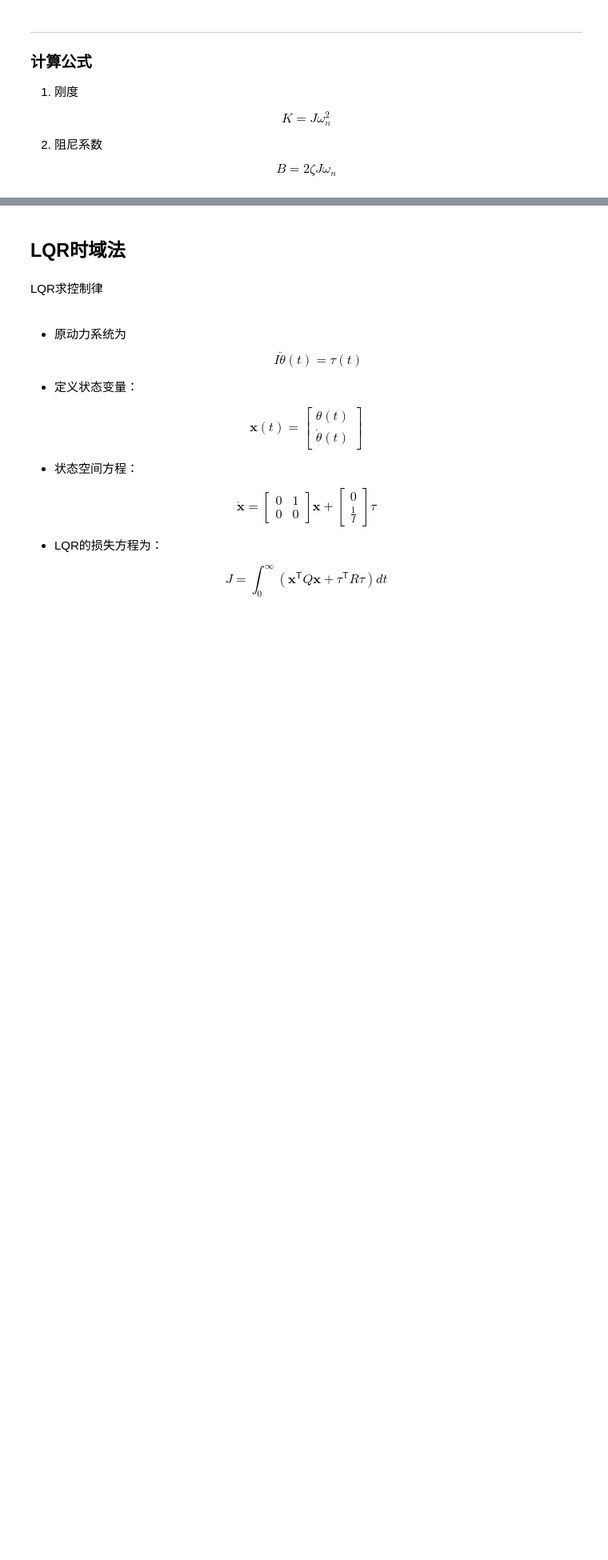
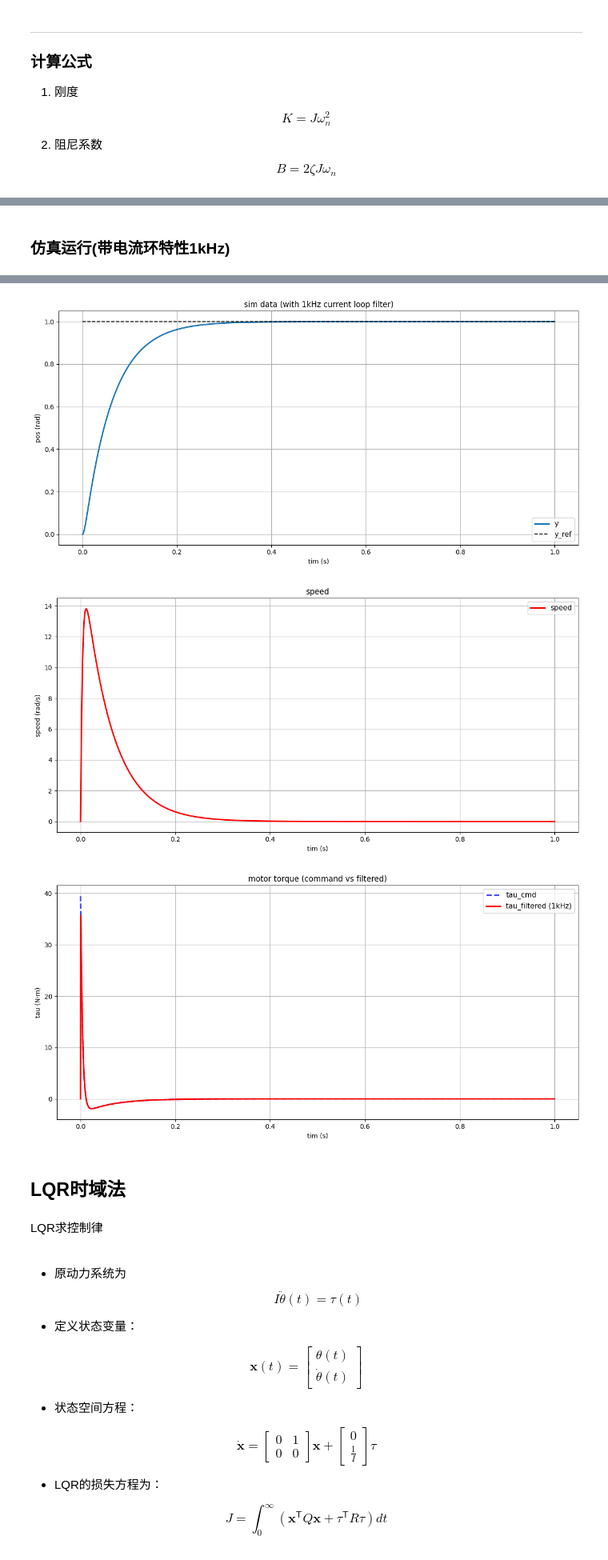
Before and after one commit to zhaobohao-byte/Y1_1Pace, a Jupyter notebook: scripts/utils/act_sim.ipynb, the cells around one changed output, grey strips where cells are left out. Shown at 80% size. Saved outputs shown, nothing was run; the diff lists cells and outputs as text; code cells hidden in the pictures; blank space fills up the shorter version.

```diff
--- a/scripts/utils/act_sim.ipynb
+++ b/scripts/utils/act_sim.ipynb
@@ -164,0 +181,73 @@ sol =   message: The solver successfully reached the end of the integration inte
+# %% [markdown]
+### 仿真运行(带电流环特性1kHz)
+# %%
+############# 带电流环特性情况  ################
+# 1kHz电流环
+f_cutoff = 1000.0
+tau_filter = 1.0 / (2.0 * np.pi * f_cutoff)
+
+def dynamics(t, state):
+    q, dq, tau_filtered = state  # 状态: 位置, 速度, 滤波后的扭矩
+    e = target_pos - q
+
+    tau_cmd = Kp * e - Kd * dq
+    dtau_filtered_dt = (tau_cmd - tau_filtered) / tau_filter
+
+    friction_real = F_c * np.sign(dq)  # 摩擦前馈
+    ddq = (tau_filtered - friction_real - d * dq) / J
+
+    return [dq, ddq, dtau_filtered_dt]
+
+t_span = (0, 1.0)
+t_eval = np.linspace(0, 1.0, 2000)
+
+initial_state = [0.0, 0.0, 0.0]
+
+sol = solve_ivp(dynamics, t_span, initial_state, t_eval=t_eval, method='RK45', rtol=1e-6)
+print(f'sol = {sol}')
+
+q_values = sol.y[0]
+dq_values = sol.y[1]
+tau_filtered_values = sol.y[2]
+
+e_values = target_pos - q_values
+tau_cmd = Kp * e_values - Kd * dq_values
+
+plt.figure(figsize=(12, 6))
+
+plt.plot(sol.t, sol.y[0], label='y', lw=2.2)
+plt.plot(t_eval, np.full_like(t_eval, target_pos), '--k', lw=1.4, label='y_ref')
+
+plt.grid(True)
+plt.legend(fontsize=11)
+plt.xlabel('tim (s)')
+plt.ylabel('pos (rad)')
+plt.title(f'sim data (with 1kHz current loop filter)')
+plt.tight_layout()
+plt.show()
+
+plt.figure(figsize=(12, 6))
+
+plt.plot(sol.t, dq_values, label='speed', lw=2.2, color='r')
+
+plt.grid(True)
+plt.legend(fontsize=11)
+plt.xlabel('tim (s)')
+plt.ylabel('speed (rad/s)')
+plt.title(f'speed')
+plt.tight_layout()
+plt.show()
+
+plt.figure(figsize=(12, 6))
+
+plt.plot(sol.t, tau_cmd, label='tau_cmd', lw=2.2, color='b', linestyle='--', alpha=0.7)
+plt.plot(sol.t, tau_filtered_values, label='tau_filtered (1kHz)', lw=2.2, color='r')
+
+plt.grid(True)
+plt.legend(fontsize=11)
+plt.xlabel('tim (s)')
+plt.ylabel('tau (N·m)')
+plt.title(f'motor torque (command vs filtered)')
+plt.tight_layout()
+plt.show()
+# %% [output]
@@ -165,3 +267,6 @@ sol =   message: The solver successfully reached the end of the integration inte
+[figure, added]
+[figure, added]
+[figure, added]
 # %% [markdown]
 ## LQR时域法
 # %% [markdown]
```
Also changed, not shown: parts of 7 cells of this notebook.
